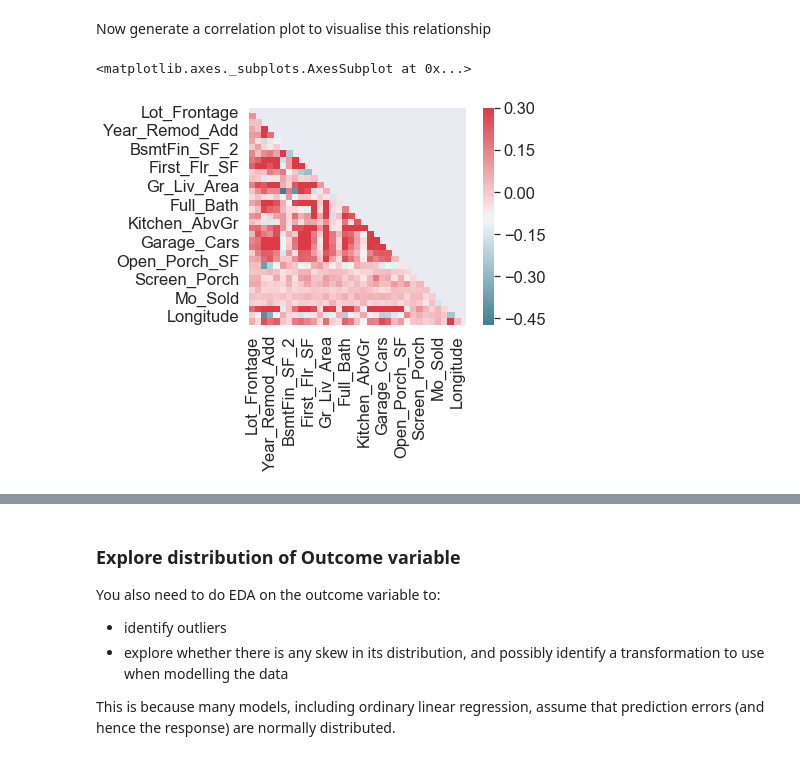
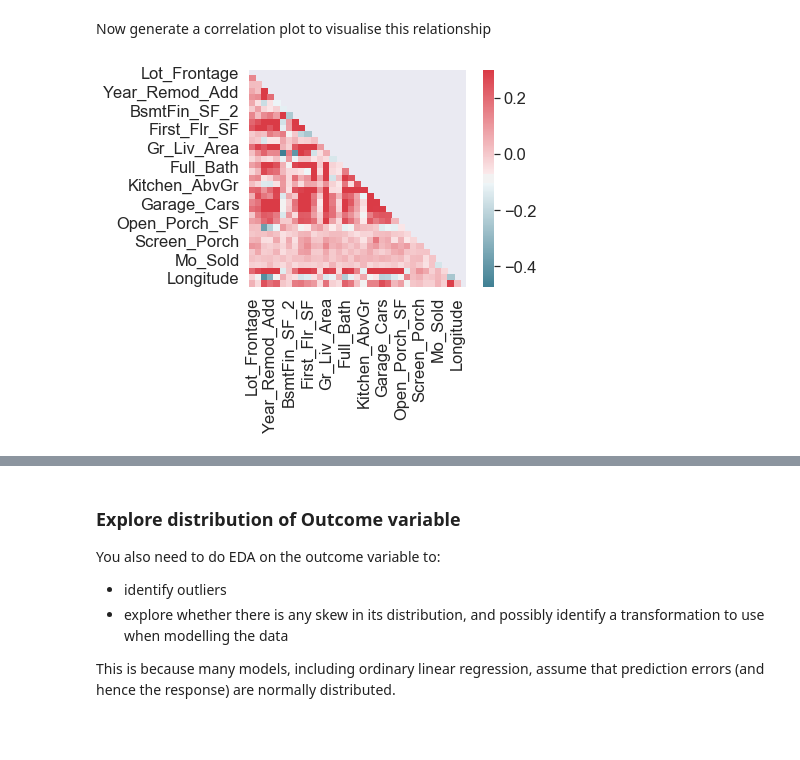
Before and after one commit to marius-mather/lessons-mlpy, a Jupyter notebook: _episodes_rmd/03-EDA.ipynb, the cells around one changed output, grey strips where cells are left out. Saved outputs shown, nothing was run; the diff lists cells and outputs as text; code cells hidden in the pictures; blank space fills up the shorter version.

Commit message:
Fixes for 03-EDA Multiple changes, e.g:
* Adding `upsetplot` example
* Use semicolons to suppress extra plot output

```diff
--- a/_episodes_rmd/03-EDA.ipynb
+++ b/_episodes_rmd/03-EDA.ipynb
@@ -341,20 +331,18 @@ Of the numeric variables, which ones are the most correlated (with Sale price, a
 Now generate a correlation plot to visualise this relationship
 # %%
 corr = ameshousingClean[numericVars].corr()
-rs = np.random.RandomState(33)
 
 # Generate a mask for the upper triangle
 mask = np.zeros_like(corr, dtype=np.bool)
 mask[np.triu_indices_from(mask)] = True
 
 # Generate a custom diverging colormap
 cmap = sns.diverging_palette(220, 10, as_cmap=True)
 
 # Draw the heatmap with the mask and correct aspect ratio
-sns.heatmap(corr, mask=mask, cmap=cmap, vmax=.3, square=True)
+sns.heatmap(corr, mask=mask, cmap=cmap, vmax=.3, square=True);
 # %% [output]
-<matplotlib.axes._subplots.AxesSubplot at 0x...>
-[figure, old version]
+[figure, new version]
 # %%
 sns.lmplot(
     data = ameshousingClean,
```
Also changed, not shown: parts of 19 cells of this notebook.
